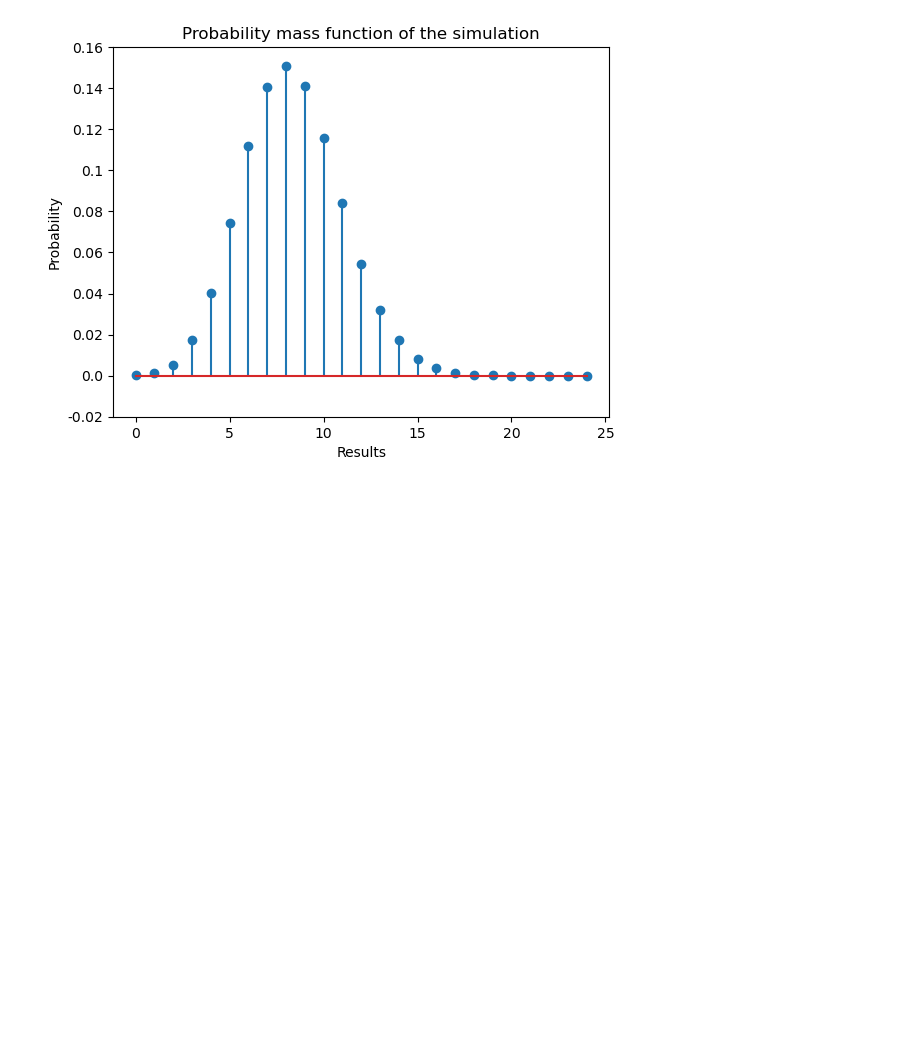
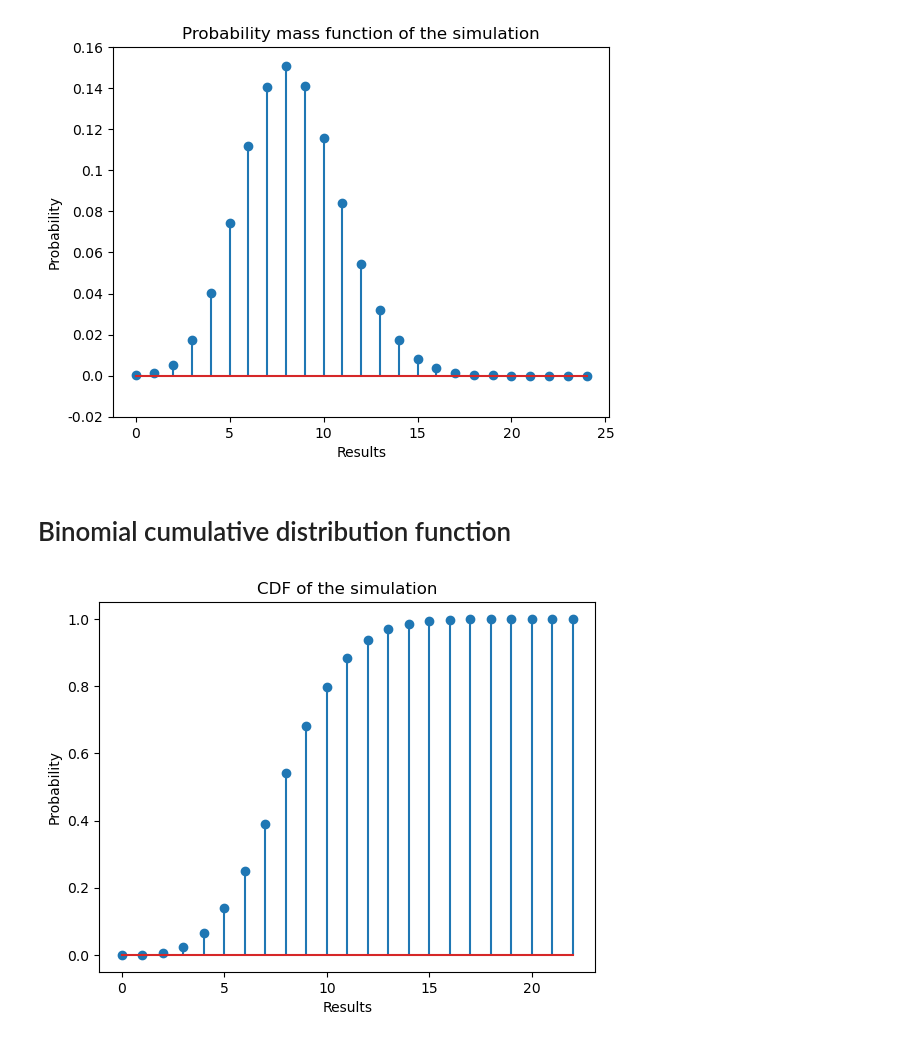
Before and after one commit to javicebri/DataAnalysis-DataScience, a Jupyter notebook: Theory & Practice/001-Distributions.ipynb, the cells around one changed output. Saved outputs shown, nothing was run; the diff lists cells and outputs as text; code cells hidden in the pictures; blank space fills up the shorter version.

```diff
--- a/Theory & Practice/001-Distributions.ipynb
+++ b/Theory & Practice/001-Distributions.ipynb
@@ -182,3 +182,34 @@ Theoretical mean = 8.33
 Simulated var = 6.94
 Theoretical var = 6.94
 [figure]
+# %% [markdown]
+# Binomial cumulative distribution function
+# %%
+np.random.seed(42)
+
+# Number of trials
+n = 50
+# Probability of success
+p = 1/6
+# Number of success per trial
+k = 20
+# Size of the vector (number of experiments)
+size = 1000000
+
+# Make experiments:
+np.random.seed(42)
+samples = np.random.binomial(n, p, size)
+
+unique, total = np.unique(samples, return_counts=True)
+total_df = pd.DataFrame({'Possible Results':unique, 'Total': total})
+total_df = total_df.set_index('Possible Results')
+total_df['Cumsum'] = total_df['Total'].cumsum()
+total_df['Probability'] = total_df['Cumsum'] / size
+
+plt.stem(total_df['Probability'])
+plt.xlabel('Results')
+plt.ylabel('Probability')
+plt.title('CDF of the simulation')
+plt.show()
+# %% [output]
+[figure, added]
```
Also changed, not shown: parts of 1 cell of this notebook.
